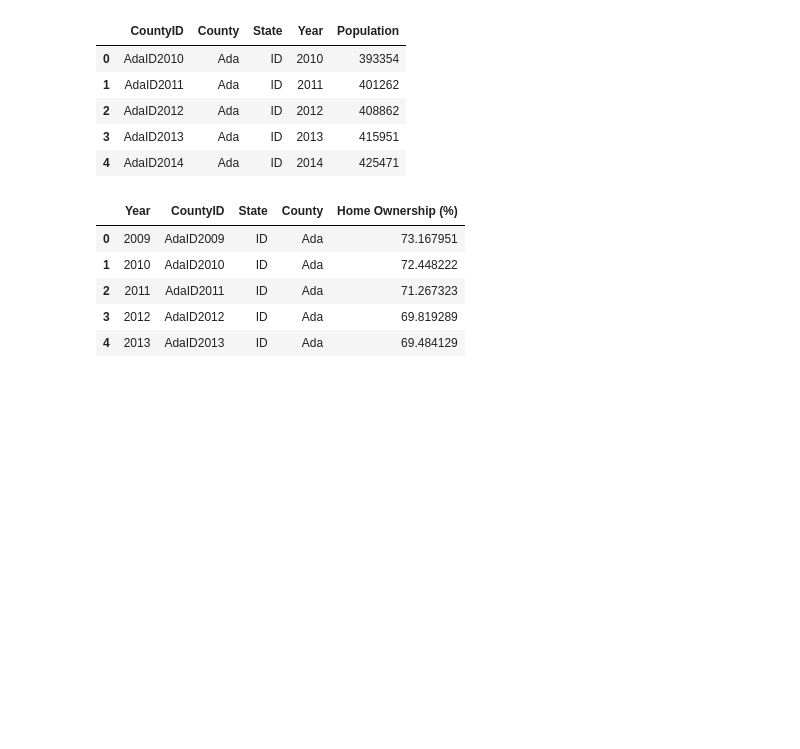
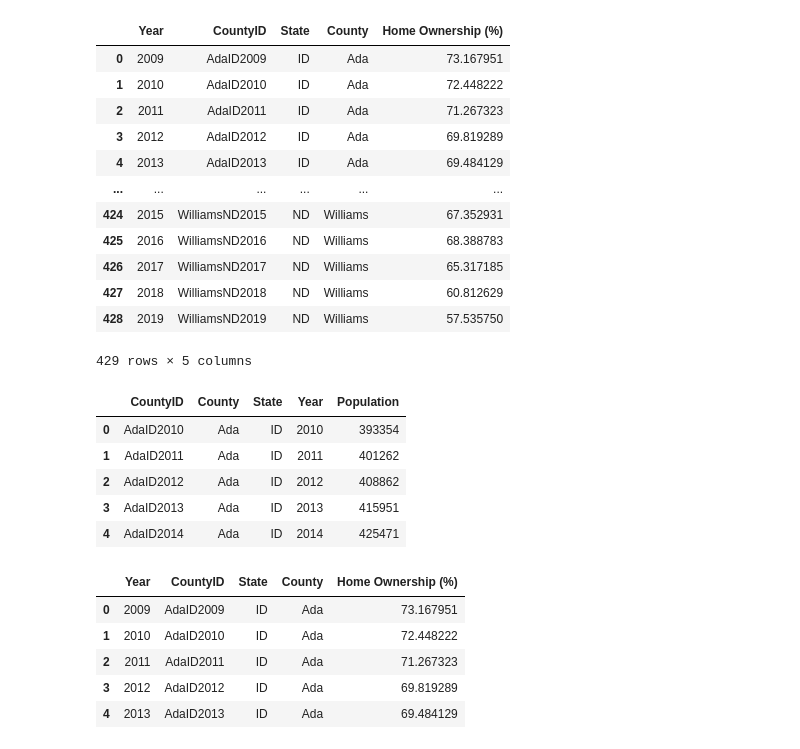
Before and after one commit to rls1316/project-one, a Jupyter notebook: Data_Cleaning.ipynb, the cells around one changed output. Saved outputs shown, nothing was run; the diff lists cells and outputs as text; code cells hidden in the pictures; blank space fills up the shorter version.

```diff
--- a/Data_Cleaning.ipynb
+++ b/Data_Cleaning.ipynb
@@ -11,3 +11,19 @@ income_df = pd.read_csv("Resource/Median_Income.csv")
+# %%
+ownership_df
+# %% [output]
+|  | Year | CountyID | State | County | Home Ownership (%) |
+| 0 | 2009 | AdaID2009 | ID | Ada | 73.167951 |
+| 1 | 2010 | AdaID2010 | ID | Ada | 72.448222 |
+| 2 | 2011 | AdaID2011 | ID | Ada | 71.267323 |
+| 3 | 2012 | AdaID2012 | ID | Ada | 69.819289 |
+| 4 | 2013 | AdaID2013 | ID | Ada | 69.484129 |
+| ... | ... | ... | ... | ... | ... |
+| 424 | 2015 | WilliamsND2015 | ND | Williams | 67.352931 |
+| 425 | 2016 | WilliamsND2016 | ND | Williams | 68.388783 |
+| 426 | 2017 | WilliamsND2017 | ND | Williams | 65.317185 |
+| 427 | 2018 | WilliamsND2018 | ND | Williams | 60.812629 |
+| 428 | 2019 | WilliamsND2019 | ND | Williams | 57.535750 |
+429 rows × 5 columns
 # %%
 #visualize population data
 popn_df.head()
```
Also changed, not shown: parts of 1 cell of this notebook, 2 other files.
